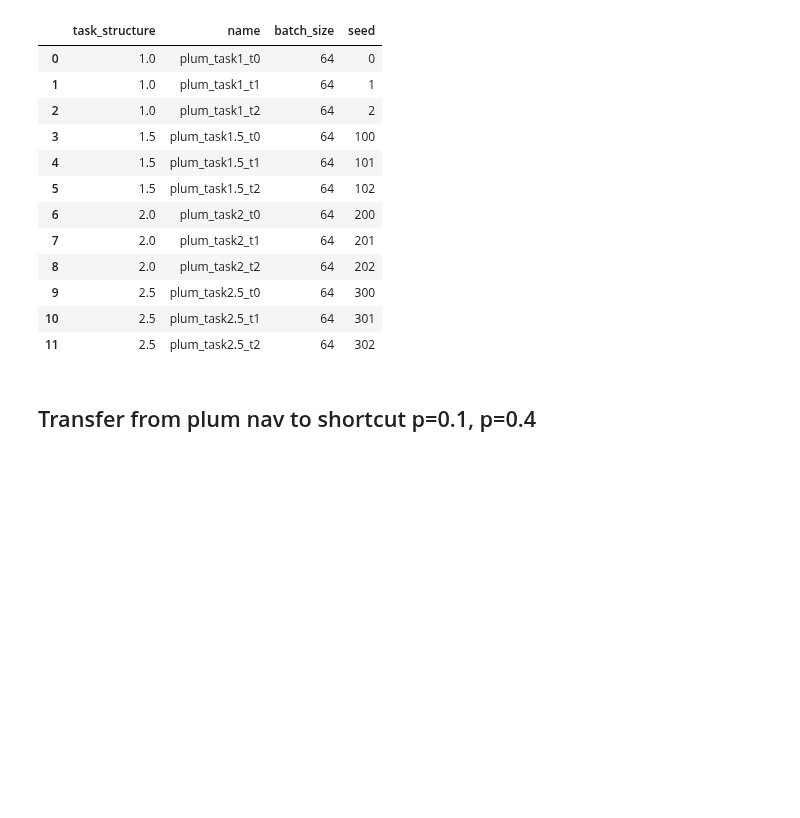
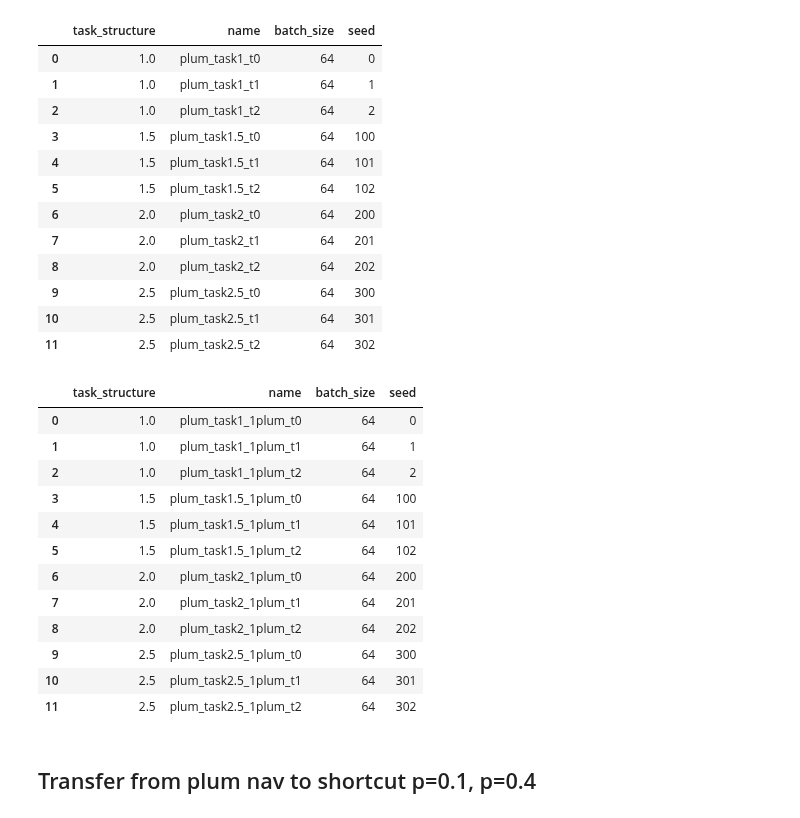
Before and after one commit to liuandrew/ppo_aux, a Jupyter notebook: write_and_test/write_experiments.ipynb, the cells around one changed output. Saved outputs shown, nothing was run; the diff lists cells and outputs as text; code cells hidden in the pictures; blank space fills up the shorter version.

```diff
--- a/write_and_test/write_experiments.ipynb
+++ b/write_and_test/write_experiments.ipynb
@@ -3787,6 +3787,63 @@ pd.DataFrame(rows)
 | 9 | 2.5 | plum_task2.5_t0 | 64 | 300 |
 | 10 | 2.5 | plum_task2.5_t1 | 64 | 301 |
 | 11 | 2.5 | plum_task2.5_t2 | 64 | 302 |
+# %%
+num_trials = 3
+task_structures = [1, 1.5, 2, 2.5]
+rows = []
+batch = 64
+for m, task in enumerate(task_structures):
+    for i in range(num_trials):
+        exp_name = f'plum_task{task}_1plum_t{i}'
+
+        env_kwargs = {'task_structure': task, }
+        row = env_kwargs.copy()
+        row['name'] = exp_name
+        row['batch_size'] = batch
+        seed = i+m*100
+        row['seed'] = seed
+
+        rows.append(row)
+        config = {
+            'wandb_project_name': 'Nav_Shared_Layers',
+            'exp_name': exp_name,
+            'save_name': exp_name,
+            'num_env_steps': 3000000,
+            'env_name': 'PlumNav-v0',
+            'algo': 'ppo',
+            'num_mini_batch': 10,
+            'num_processes': 100,
+            'num_steps': batch,
+
+            'checkpoint_interval': 10,
+            'save_dir': 'plum',
+
+            'recurrent': True,
+            'seed': seed,
+            'no_cuda': True,
+            'env_kwargs': env_kwargs,
+
+            'nn_base': 'DelayedRNNPPO',
+            'nn_base_kwargs': {'hidden_size': 64},
+        }
+
+        pickle.dump(config, open('../experiment_configs/' + exp_name, 'wb'))
+
+pd.DataFrame(rows)
+# %% [output]
+|  | task_structure | name | batch_size | seed |
+| 0 | 1.0 | plum_task1_1plum_t0 | 64 | 0 |
+| 1 | 1.0 | plum_task1_1plum_t1 | 64 | 1 |
+| 2 | 1.0 | plum_task1_1plum_t2 | 64 | 2 |
+| 3 | 1.5 | plum_task1.5_1plum_t0 | 64 | 100 |
+| 4 | 1.5 | plum_task1.5_1plum_t1 | 64 | 101 |
+| 5 | 1.5 | plum_task1.5_1plum_t2 | 64 | 102 |
+| 6 | 2.0 | plum_task2_1plum_t0 | 64 | 200 |
+| 7 | 2.0 | plum_task2_1plum_t1 | 64 | 201 |
+| 8 | 2.0 | plum_task2_1plum_t2 | 64 | 202 |
+| 9 | 2.5 | plum_task2.5_1plum_t0 | 64 | 300 |
+| 10 | 2.5 | plum_task2.5_1plum_t1 | 64 | 301 |
+| 11 | 2.5 | plum_task2.5_1plum_t2 | 64 | 302 |
 # %% [markdown]
 ## Transfer from plum nav to shortcut p=0.1, p=0.4
 # %%
```
Also changed, not shown: parts of 3 cells of this notebook, 4 other files.
